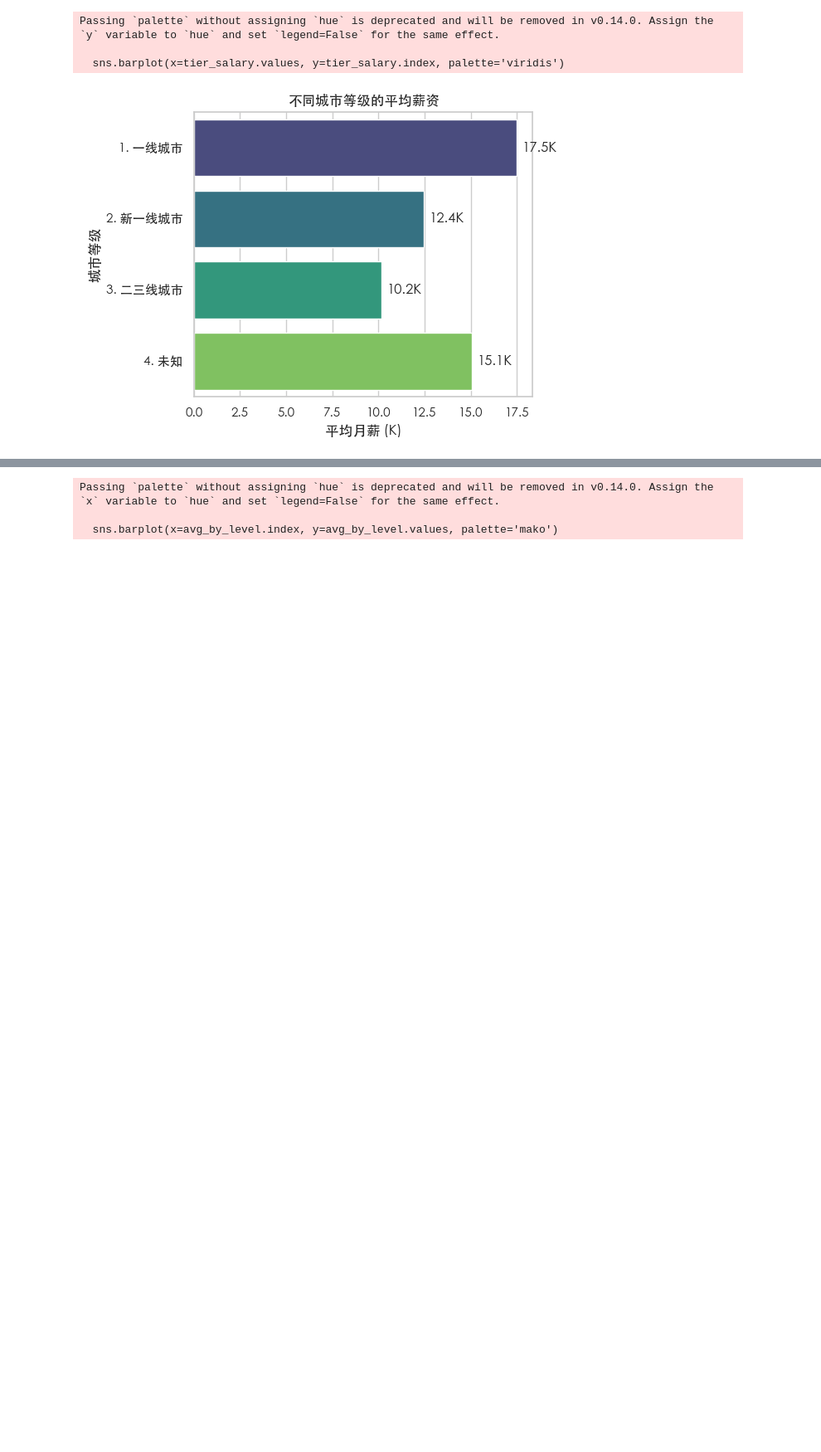
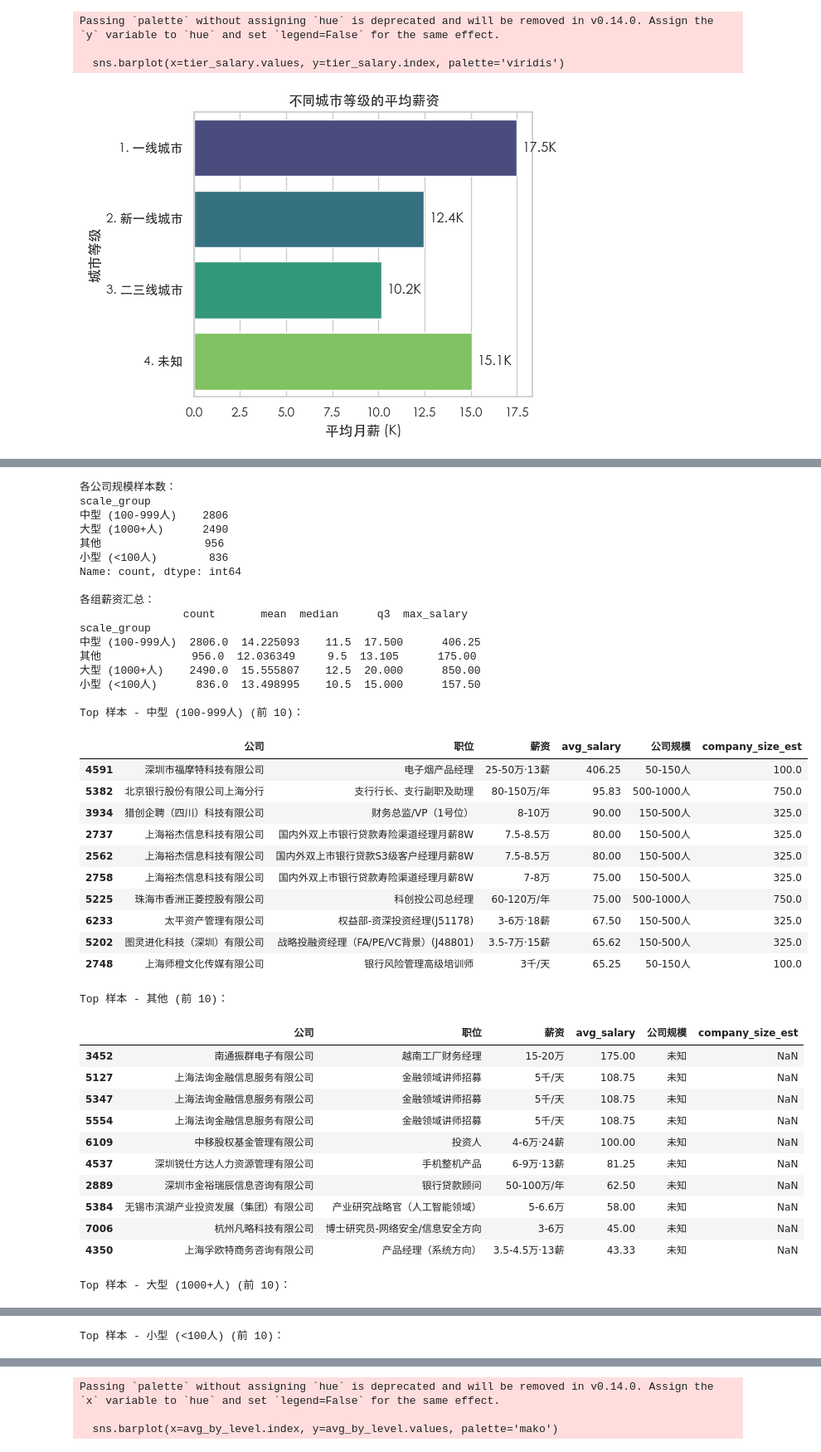
Before and after one commit to wunsir/Data-Science-and-AI, a Jupyter notebook: 前程无忧统计分析.ipynb, the cells around one changed output, grey strips where cells are left out. Shown at 83% size. Saved outputs shown, nothing was run; the diff lists cells and outputs as text; code cells hidden in the pictures; blank space fills up the shorter version.

```diff
--- a/前程无忧统计分析.ipynb
+++ b/前程无忧统计分析.ipynb
@@ -734,0 +812,62 @@ Passing `palette` without assigning `hue` is deprecated and will be removed in v
+# %%
+# 调试：列出每个公司规模组中薪资最高的样本与汇总统计，便于排查异常
+print('各公司规模样本数：')
+print(df['scale_group'].value_counts())
+
+summary = df.groupby('scale_group')['avg_salary'].describe()[['count','mean','50%','75%','max']]
+summary = summary.rename(columns={'50%':'median','75%':'q3','max':'max_salary'})
+print('\n各组薪资汇总：')
+print(summary)
+
+# 列出每组薪资最高的前10条样本（可视化时关注这些）
+for grp in df['scale_group'].dropna().unique():
+    sub = df[df['scale_group']==grp].sort_values('avg_salary', ascending=False).head(10)
+    if sub.empty:
+        continue
+    print(f"\nTop 样本 - {grp} (前 {len(sub)})：")
+    display(sub[['公司','职位','薪资','avg_salary','公司规模','company_size_est']])
+
+# 若需要，我可以把这些异常样本导出为 CSV 供离线检查
+# df[df['avg_salary']>50].to_csv('./debug_high_salary_samples.csv', index=False)
+# %% [output]
+各公司规模样本数：
+scale_group
+中型 (100-999人)    2806
+大型 (1000+人)      2490
+其他                956
+小型 (<100人)        836
+Name: count, dtype: int64
+
+各组薪资汇总：
+                count       mean  median      q3  max_salary
+scale_group
+中型 (100-999人)  2806.0  14.225093    11.5  17.500      406.25
+其他              956.0  12.036349     9.5  13.105      175.00
+大型 (1000+人)    2490.0  15.555807    12.5  20.000      850.00
+小型 (<100人)      836.0  13.498995    10.5  15.000      157.50
+
+Top 样本 - 中型 (100-999人) (前 10)：
+|  | 公司 | 职位 | 薪资 | avg_salary | 公司规模 | company_size_est |
+| 4591 | 深圳市福摩特科技有限公司 | 电子烟产品经理 | 25-50万·13薪 | 406.25 | 50-150人 | 100.0 |
+| 5382 | 北京银行股份有限公司上海分行 | 支行行长、支行副职及助理 | 80-150万/年 | 95.83 | 500-1000人 | 750.0 |
+| 3934 | 猎创企聘（四川）科技有限公司 | 财务总监/VP（1号位） | 8-10万 | 90.00 | 150-500人 | 325.0 |
+| 2737 | 上海裕杰信息科技有限公司 | 国内外双上市银行贷款寿险渠道经理月薪8W | 7.5-8.5万 | 80.00 | 150-500人 | 325.0 |
+| 2562 | 上海裕杰信息科技有限公司 | 国内外双上市银行贷款S3级客户经理月薪8W | 7.5-8.5万 | 80.00 | 150-500人 | 325.0 |
+| 2758 | 上海裕杰信息科技有限公司 | 国内外双上市银行贷款寿险渠道经理月薪8W | 7-8万 | 75.00 | 150-500人 | 325.0 |
+| 5225 | 珠海市香洲正菱控股有限公司 | 科创投公司总经理 | 60-120万/年 | 75.00 | 500-1000人 | 750.0 |
+| 6233 | 太平资产管理有限公司 | 权益部-资深投资经理(J51178) | 3-6万·18薪 | 67.50 | 150-500人 | 325.0 |
+| 5202 | 图灵进化科技（深圳）有限公司 | 战略投融资经理（FA/PE/VC背景）(J48801) | 3.5-7万·15薪 | 65.62 | 150-500人 | 325.0 |
+| 2748 | 上海师橙文化传媒有限公司 | 银行风险管理高级培训师 | 3千/天 | 65.25 | 50-150人 | 100.0 |
+Top 样本 - 其他 (前 10)：
+|  | 公司 | 职位 | 薪资 | avg_salary | 公司规模 | company_size_est |
+| 3452 | 南通振群电子有限公司 | 越南工厂财务经理 | 15-20万 | 175.00 | 未知 | NaN |
+| 5127 | 上海法询金融信息服务有限公司 | 金融领域讲师招募 | 5千/天 | 108.75 | 未知 | NaN |
+| 5347 | 上海法询金融信息服务有限公司 | 金融领域讲师招募 | 5千/天 | 108.75 | 未知 | NaN |
+| 5554 | 上海法询金融信息服务有限公司 | 金融领域讲师招募 | 5千/天 | 108.75 | 未知 | NaN |
+| 6109 | 中移股权基金管理有限公司 | 投资人 | 4-6万·24薪 | 100.00 | 未知 | NaN |
+| 4537 | 深圳锐仕方达人力资源管理有限公司 | 手机整机产品 | 6-9万·13薪 | 81.25 | 未知 | NaN |
+| 2889 | 深圳市金裕瑞辰信息咨询有限公司 | 银行贷款顾问 | 50-100万/年 | 62.50 | 未知 | NaN |
+| 5384 | 无锡市滨湖产业投资发展（集团）有限公司 | 产业研究战略官（人工智能领域） | 5-6.6万 | 58.00 | 未知 | NaN |
+| 7006 | 杭州凡略科技有限公司 | 博士研究员-网络安全/信息安全方向 | 3-6万 | 45.00 | 未知 | NaN |
+| 4350 | 上海孚欧特商务咨询有限公司 | 产品经理（系统方向） | 3.5-4.5万·13薪 | 43.33 | 未知 | NaN |
+Top 样本 - 大型 (1000+人) (前 10)：
@@ -734,0 +885 @@ Passing `palette` without assigning `hue` is deprecated and will be removed in v
+Top 样本 - 小型 (<100人) (前 10)：
```
Also changed, not shown: parts of 10 cells of this notebook, 21 other files.
